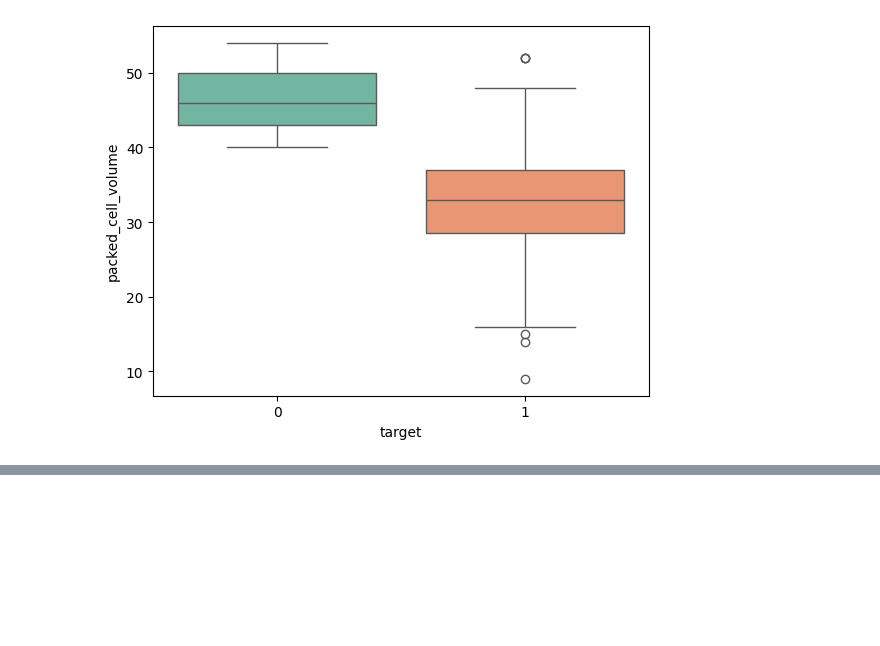
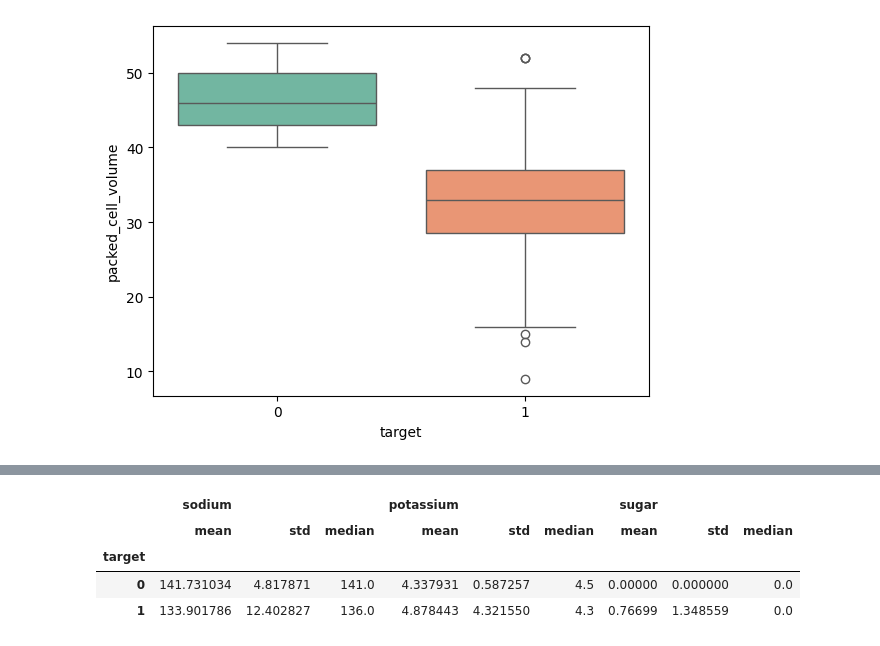
Before and after one commit to rituparna25/Chronic-Kidney-Disease-Predictor, a Jupyter notebook: kidney_disease_code.ipynb, the cells around one changed output, grey strips where cells are left out. Saved outputs shown, nothing was run; the diff lists cells and outputs as text; code cells hidden in the pictures; blank space fills up the shorter version.

```diff
--- a/kidney_disease_code.ipynb
+++ b/kidney_disease_code.ipynb
@@ -366,0 +414,8 @@ Passing `palette` without assigning `hue` is deprecated and will be removed in v
+# %%
+df.groupby('target')[['sodium','potassium','sugar']].agg(['mean', 'std', 'median'])
+# %% [output]
+|  | sodium |  |  | potassium |  |  | sugar |  |  |
+|  | mean | std | median | mean | std | median | mean | std | median |
+| target |  |  |  |  |  |  |  |  |  |
+| 0 | 141.731034 | 4.817871 | 141.0 | 4.337931 | 0.587257 | 4.5 | 0.00000 | 0.000000 | 0.0 |
+| 1 | 133.901786 | 12.402827 | 136.0 | 4.878443 | 4.321550 | 4.3 | 0.76699 | 1.348559 | 0.0 |
```
Also changed, not shown: parts of 11 cells of this notebook.
